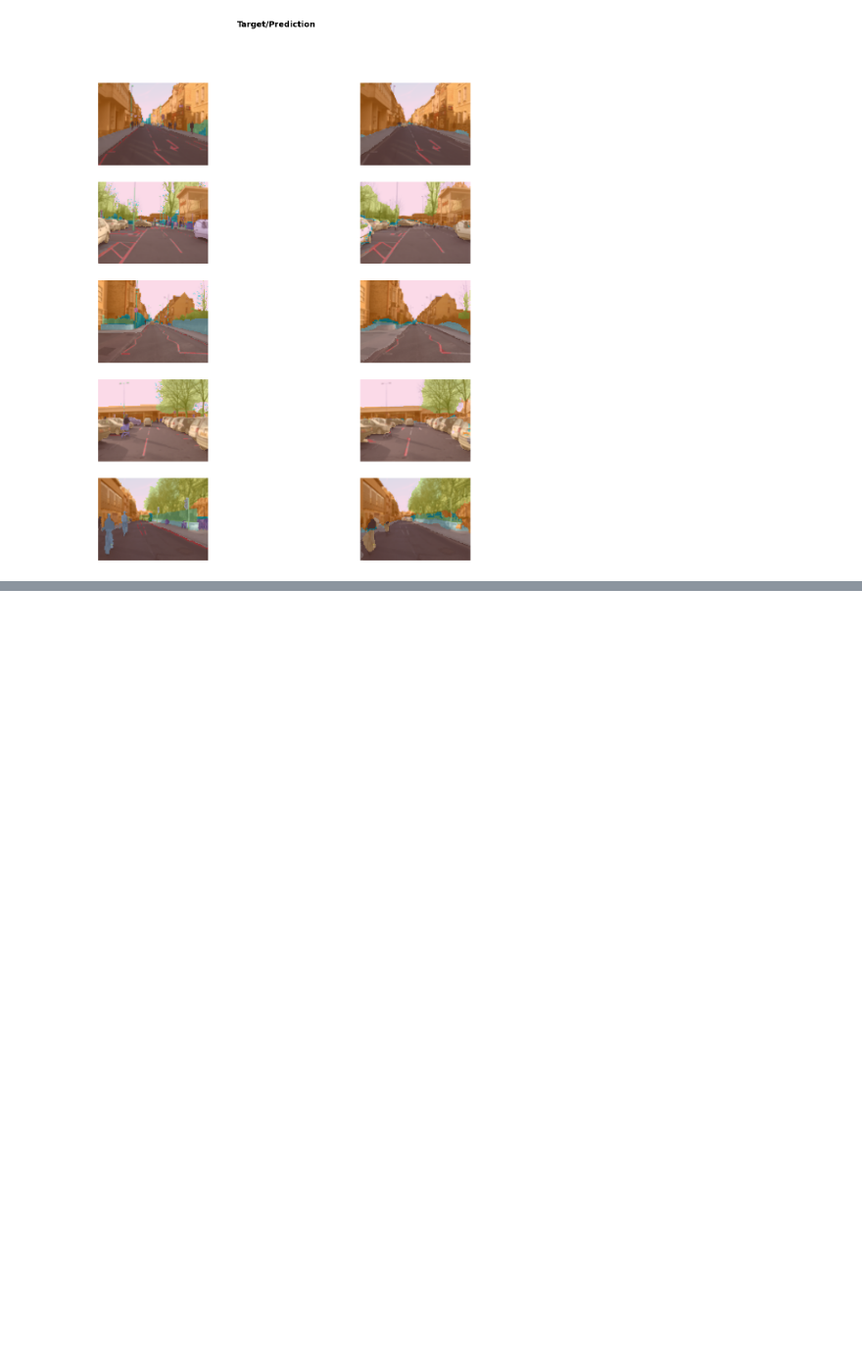
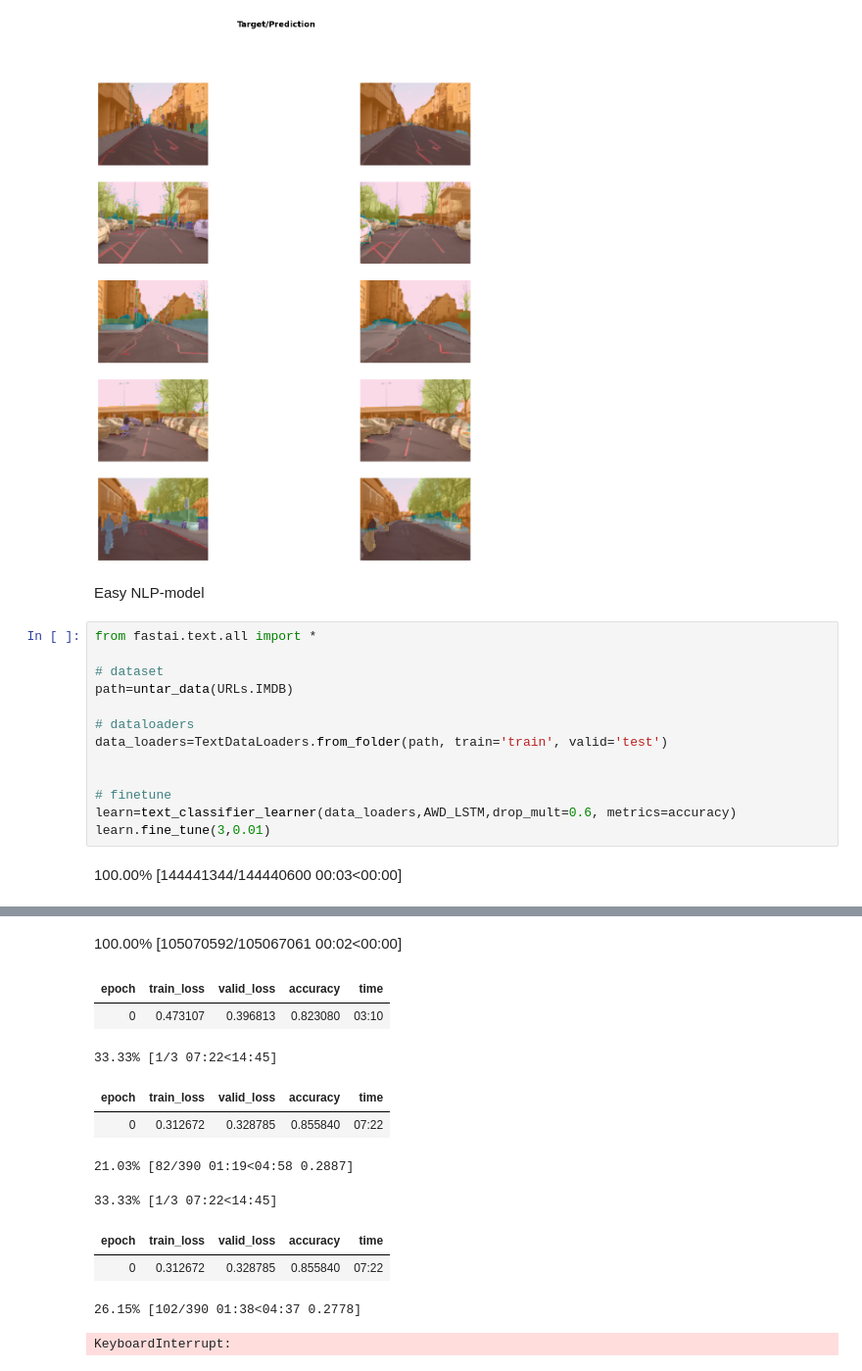
Before and after one commit to baxronovferuz1/DataScience_Np, a Jupyter notebook: semantic_segmentation.ipynb, the cells around one changed output, grey strips where cells are left out. Shown at 98% size. Drawn from its saved outputs; the diff is of its cells as text; blank space fills up the shorter version.

Commit message:
Training easy NLP model

```diff
--- a/semantic_segmentation.ipynb
+++ b/semantic_segmentation.ipynb
@@ -75,3 +75,20 @@ learn.show_results(max_n=5, figsize=(15,15))
 # %% [output]
 [interactive output not drawn]
 [figure]
+# %% [markdown]
+Easy NLP-model
+# %%
+from fastai.text.all import *
+
+# dataset
+path=untar_data(URLs.IMDB)
+
+# dataloaders
+data_loaders=TextDataLoaders.from_folder(path, train='train', valid='test')
+
+
+# finetune
+learn=text_classifier_learner(data_loaders,AWD_LSTM,drop_mult=0.6, metrics=accuracy)
+learn.fine_tune(3,0.01)
+# %% [output]
+100.00% [144441344/144440600 00:03<00:00]
@@ -77,0 +96,12 @@ learn.show_results(max_n=5, figsize=(15,15))
+100.00% [105070592/105067061 00:02<00:00]
+| epoch | train_loss | valid_loss | accuracy | time |
+| 0 | 0.473107 | 0.396813 | 0.823080 | 03:10 |
+33.33% [1/3 07:22<14:45]
+| epoch | train_loss | valid_loss | accuracy | time |
+| 0 | 0.312672 | 0.328785 | 0.855840 | 07:22 |
+21.03% [82/390 01:19<04:58 0.2887]
+33.33% [1/3 07:22<14:45]
+| epoch | train_loss | valid_loss | accuracy | time |
+| 0 | 0.312672 | 0.328785 | 0.855840 | 07:22 |
+26.15% [102/390 01:38<04:37 0.2778]
+KeyboardInterrupt:
```
Also changed, not shown: parts of 1 cell of this notebook.
